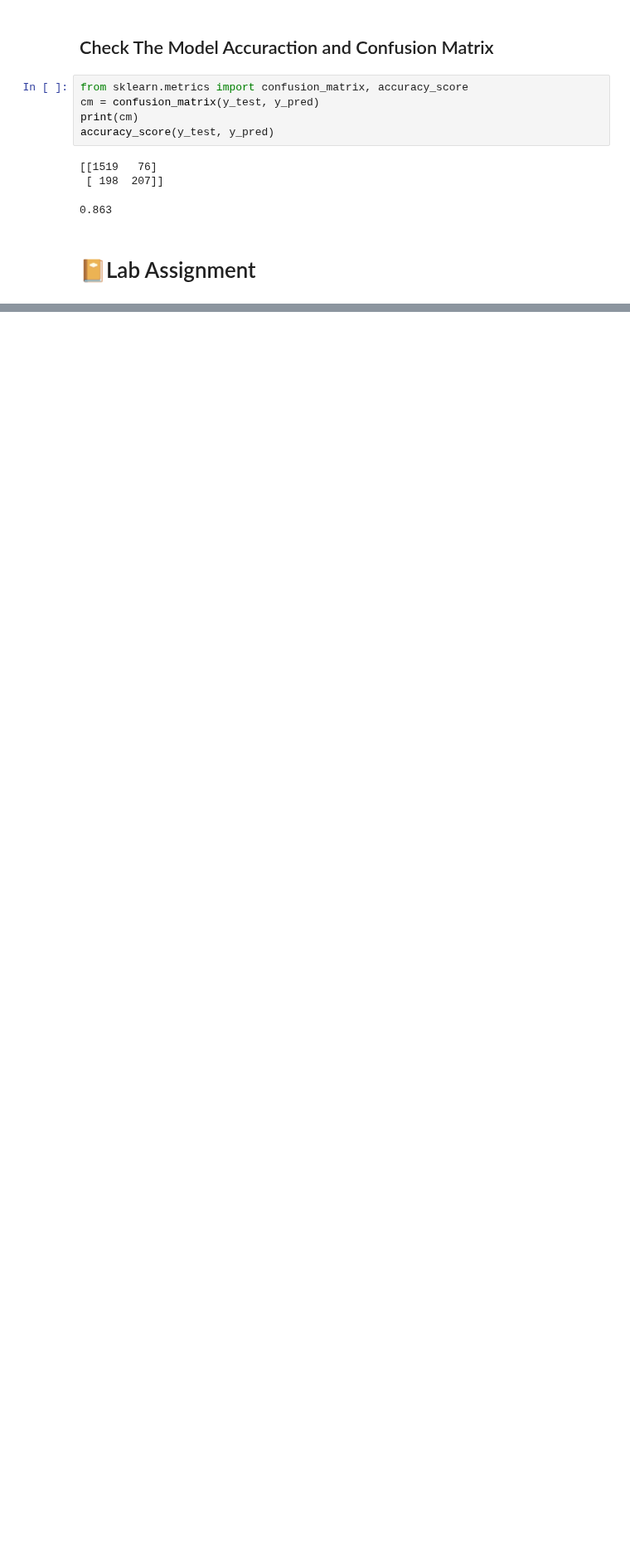
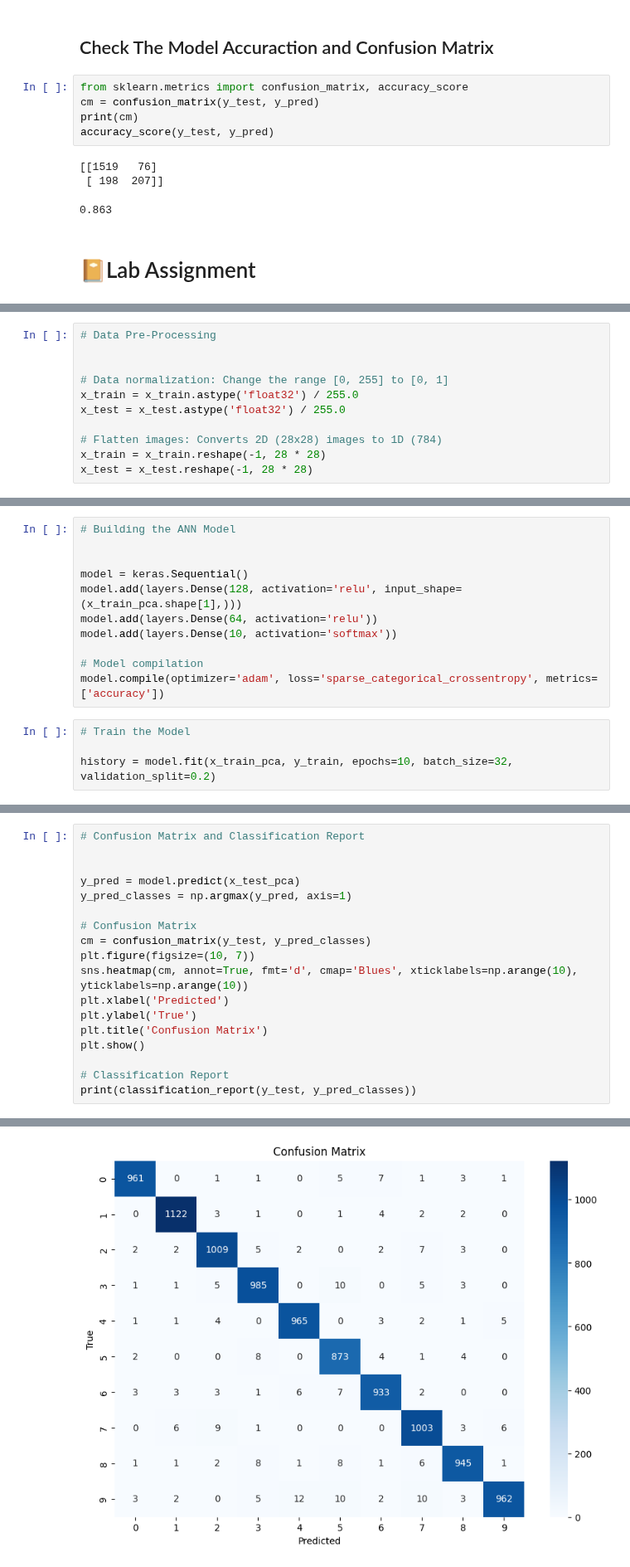
Before and after one commit to integer-class/machine-learning, a Jupyter notebook: AL_AZHAR_RRF/jobsheet_9.ipynb, the cells around one changed output, grey strips where cells are left out. Shown at 83% size. Drawn from its saved outputs; the diff is of its cells as text; blank space fills up the shorter version.

```diff
--- a/AL_AZHAR_RRF/jobsheet_9.ipynb
+++ b/AL_AZHAR_RRF/jobsheet_9.ipynb
@@ -388,0 +426,11 @@ accuracy_score(y_test, y_pred)
+# %%
+# Data Pre-Processing
+
+
+# Data normalization: Change the range [0, 255] to [0, 1]
+x_train = x_train.astype('float32') / 255.0
+x_test = x_test.astype('float32') / 255.0
+
+# Flatten images: Converts 2D (28x28) images to 1D (784)
+x_train = x_train.reshape(-1, 28 * 28)
+x_test = x_test.reshape(-1, 28 * 28)
@@ -388,0 +450,15 @@ accuracy_score(y_test, y_pred)
+# %%
+# Building the ANN Model
+
+
+model = keras.Sequential()
+model.add(layers.Dense(128, activation='relu', input_shape=(x_train_pca.shape[1],)))
+model.add(layers.Dense(64, activation='relu'))
+model.add(layers.Dense(10, activation='softmax'))
+
+# Model compilation
+model.compile(optimizer='adam', loss='sparse_categorical_crossentropy', metrics=['accuracy'])
+# %%
+# Train the Model
+
+history = model.fit(x_train_pca, y_train, epochs=10, batch_size=32, validation_split=0.2)
@@ -388,0 +494,19 @@ accuracy_score(y_test, y_pred)
+# %%
+# Confusion Matrix and Classification Report
+
+
+y_pred = model.predict(x_test_pca)
+y_pred_classes = np.argmax(y_pred, axis=1)
+
+# Confusion Matrix
+cm = confusion_matrix(y_test, y_pred_classes)
+plt.figure(figsize=(10, 7))
+sns.heatmap(cm, annot=True, fmt='d', cmap='Blues', xticklabels=np.arange(10), yticklabels=np.arange(10))
+plt.xlabel('Predicted')
+plt.ylabel('True')
+plt.title('Confusion Matrix')
+plt.show()
+
+# Classification Report
+print(classification_report(y_test, y_pred_classes))
+# %% [output]
@@ -388,0 +514 @@ accuracy_score(y_test, y_pred)
+[figure, added]
```
Also changed, not shown: parts of 7 cells of this notebook.
